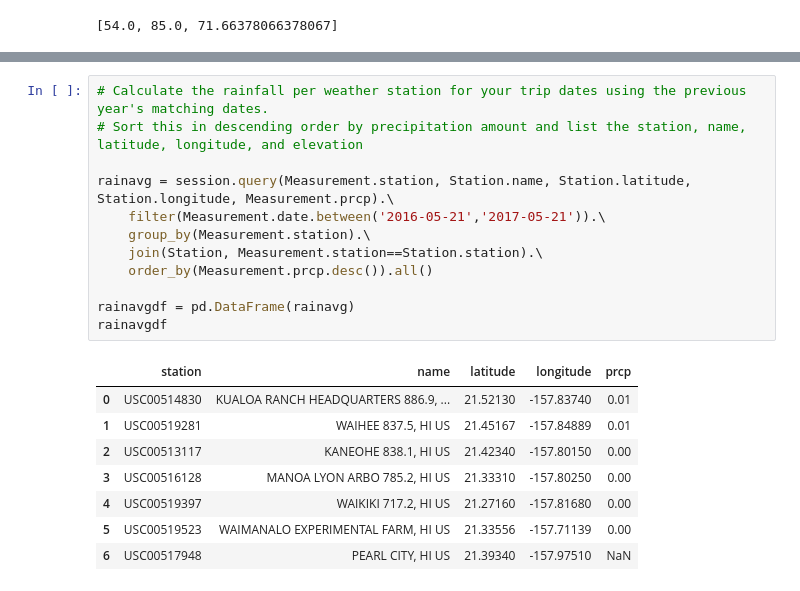
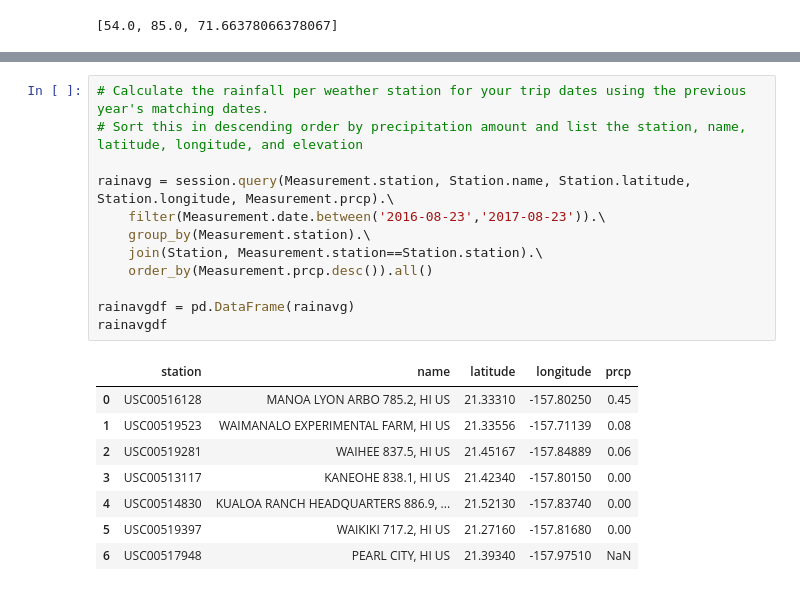
Before and after one commit to snguyen0815/Climate-Analysis-Climate-App, a Jupyter notebook: climate_starter.ipynb, the cells around one changed output, grey strips where cells are left out. Drawn from its saved outputs; the diff is of its cells as text.

```diff
--- a/climate_starter.ipynb
+++ b/climate_starter.ipynb
@@ -199,21 +199,21 @@ plt.show()
 # %%
 # Calculate the rainfall per weather station for your trip dates using the previous year's matching dates.
 # Sort this in descending order by precipitation amount and list the station, name, latitude, longitude, and elevation
 
 rainavg = session.query(Measurement.station, Station.name, Station.latitude, Station.longitude, Measurement.prcp).\
-    filter(Measurement.date.between('2016-05-21','2017-05-21')).\
+    filter(Measurement.date.between('2016-08-23','2017-08-23')).\
     group_by(Measurement.station).\
     join(Station, Measurement.station==Station.station).\
     order_by(Measurement.prcp.desc()).all()
 
 rainavgdf = pd.DataFrame(rainavg)
 rainavgdf
 # %% [output]
 |  | station | name | latitude | longitude | prcp |
-| 0 | USC00514830 | KUALOA RANCH HEADQUARTERS 886.9, ... | 21.52130 | -157.83740 | 0.01 |
-| 1 | USC00519281 | WAIHEE 837.5, HI US | 21.45167 | -157.84889 | 0.01 |
-| 2 | USC00513117 | KANEOHE 838.1, HI US | 21.42340 | -157.80150 | 0.00 |
-| 3 | USC00516128 | MANOA LYON ARBO 785.2, HI US | 21.33310 | -157.80250 | 0.00 |
-| 4 | USC00519397 | WAIKIKI 717.2, HI US | 21.27160 | -157.81680 | 0.00 |
-| 5 | USC00519523 | WAIMANALO EXPERIMENTAL FARM, HI US | 21.33556 | -157.71139 | 0.00 |
+| 0 | USC00516128 | MANOA LYON ARBO 785.2, HI US | 21.33310 | -157.80250 | 0.45 |
+| 1 | USC00519523 | WAIMANALO EXPERIMENTAL FARM, HI US | 21.33556 | -157.71139 | 0.08 |
+| 2 | USC00519281 | WAIHEE 837.5, HI US | 21.45167 | -157.84889 | 0.06 |
+| 3 | USC00513117 | KANEOHE 838.1, HI US | 21.42340 | -157.80150 | 0.00 |
+| 4 | USC00514830 | KUALOA RANCH HEADQUARTERS 886.9, ... | 21.52130 | -157.83740 | 0.00 |
+| 5 | USC00519397 | WAIKIKI 717.2, HI US | 21.27160 | -157.81680 | 0.00 |
 | 6 | USC00517948 | PEARL CITY, HI US | 21.39340 | -157.97510 | NaN |
```
Also changed, not shown: parts of 7 cells of this notebook.
